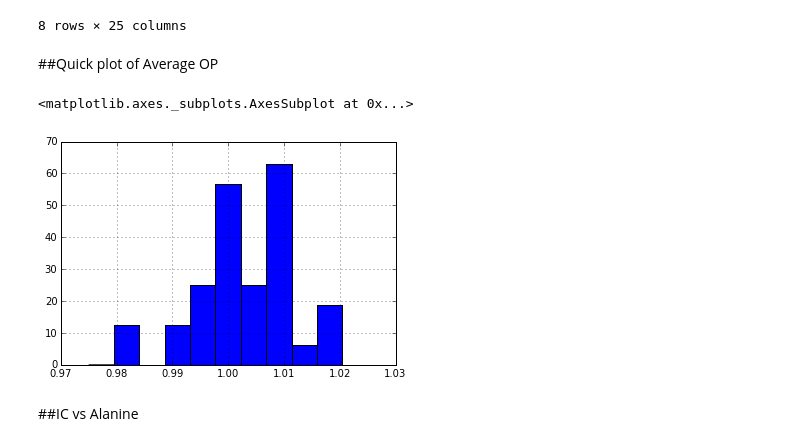
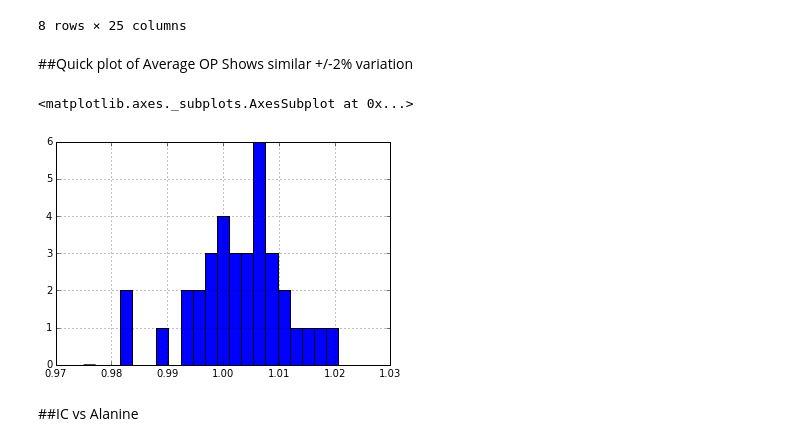
Before and after one commit to mbolt01/InitialCode, a Jupyter notebook: NRRA Analysis.ipynb, the cells around one changed output. Cells and saved outputs as stored; diff of their text form; code cells hidden in the pictures.

Commit message:
Update of NRRA anonymised data

```diff
--- a/NRRA Analysis.ipynb
+++ b/NRRA Analysis.ipynb
@@ -19,15 +18,12 @@ Not all data is included.
 -If limited data exisited that row was removed.
 -PTV2 (Main PTV) and Coronal slice included
 # %%
-#mainpath = 'C:/Users/mb22/OneDrive/PhD/Quasar Shared/'
-#filepath = 'Data/NPL_Table_All.xlsx'
-filepath = 'Data to Import/NRRAsummary.xlsx'
+filepath = 'Data to Import/NRRAsummary-Anon.xlsx'
 
-#fullpath=mainpath+filepath
-fullpath=cwd+'/'+filepath # use if need to specify full path for some reason.
-print(fullpath) #note forward and backward slashes in output
+#fullpath=cwd+'/'+filepath # use if need to specify full path for some reason.
+#print(fullpath) #note forward and backward slashes in output
 
-nrra = pd.read_excel(filepath)
-d = nrra
-nrra.tail()
+all_data = pd.read_excel(filepath)
+d=all_data
+d.head(2)
 # %% [output]
@@ -64,11 +54,13 @@ d.describe()
 8 rows × 25 columns
 # %% [markdown]
 ##Quick plot of Average OP
+Shows similar +/-2% variation
 # %%
-d['Average OP'].hist(normed=True, bins=11, range=(0.975,1.025), rwidth=1) #simple auto plot in a grid
+d['Average OP'].hist(normed=False, bins=23, range=(0.975,1.025), rwidth=1) #simple auto plot in a grid
+#d['Average OP'].hist(normed=False, bins=21) #simple auto plot in a grid
 # %% [output]
 <matplotlib.axes._subplots.AxesSubplot at 0x...>
-[figure, old version]
+[figure, new version]
 # %% [markdown]
 ##IC vs Alanine
 # %%
```
Also changed, not shown: parts of 5 cells of this notebook.
